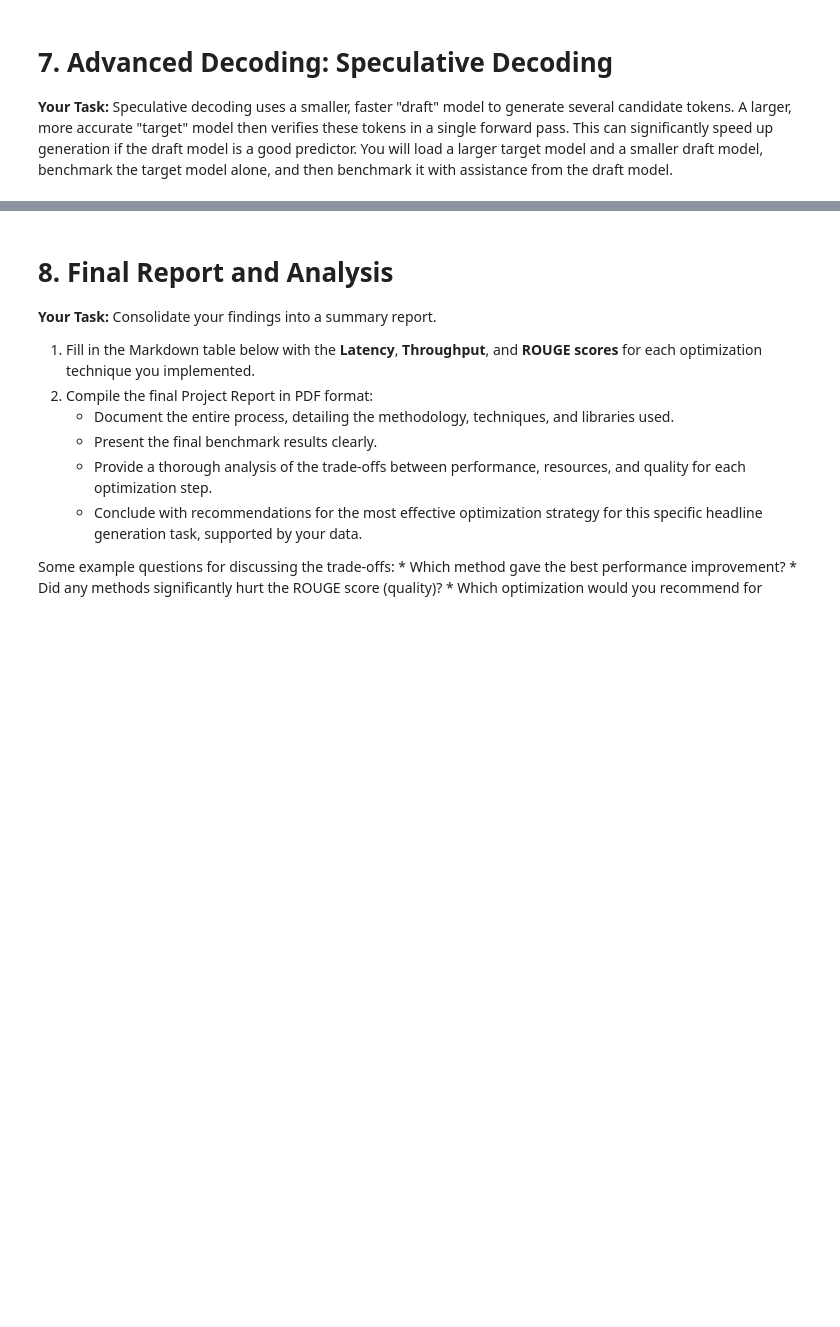
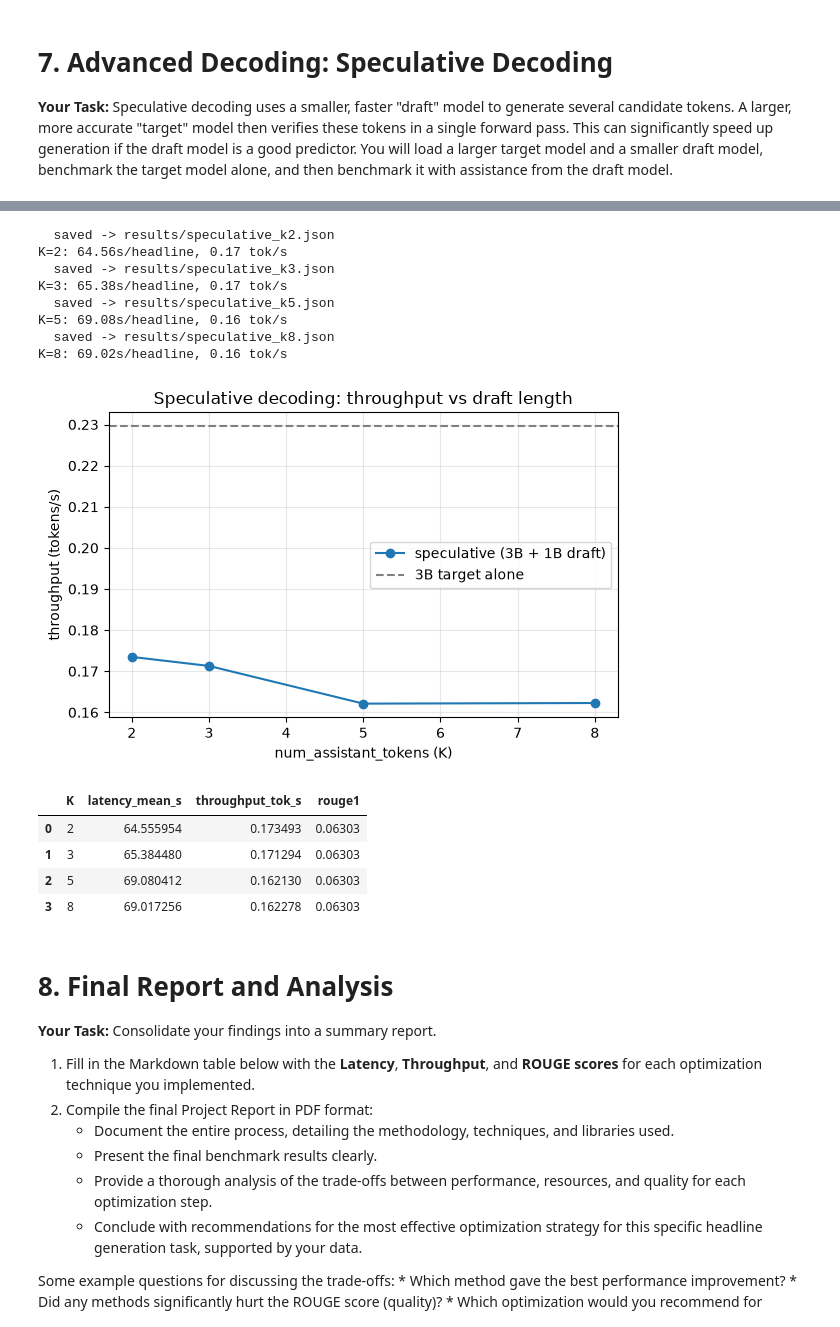
Before and after one commit to AmosBunde/UdaciHeadline, a Jupyter notebook: project/UdaciHeadline_Project_Starter.ipynb, the cells around one changed output, grey strips where cells are left out. Cells and saved outputs as stored; diff of their text form; code cells hidden in the pictures; blank space fills up the shorter version.

```diff
--- a/project/UdaciHeadline_Project_Starter.ipynb
+++ b/project/UdaciHeadline_Project_Starter.ipynb
@@ -840,3 +916,42 @@ Loaded unsloth/Llama-3.2-1B in 1.2s | footprint 4.94 GB | dtype torch.float32 |
+# %%
+# ---- Tuning the number of draft tokens K (stand-out): throughput vs K ----
+K_VALUES = [2, 3, 5, 8]
+N_K = min(N_SPEC, 5)
+k_rows = []
+for K in K_VALUES:
+    draft_model.generation_config.num_assistant_tokens = K
+    draft_model.generation_config.num_assistant_tokens_schedule = "constant"
+    m = evaluate_model(eval_dataset, target_model, target_tok, dict(kv_args, assistant_model=draft_model), n=N_K,
+                       label=f"speculative_k{K}", extra={"num_assistant_tokens": K}, verbose=False, warmup=(K == K_VALUES[0]))
+    k_rows.append({"K": K, "latency_mean_s": m["latency_mean_s"], "throughput_tok_s": m["throughput_tok_s"], "rouge1": m["rouge1"]})
+    print(f"K={K}: {m['latency_mean_s']:.2f}s/headline, {m['throughput_tok_s']:.2f} tok/s")
+k_df = pd.DataFrame(k_rows)
+base_tp = target_alone["throughput_tok_s"]
+import matplotlib.pyplot as plt
+plt.figure(figsize=(6, 4))
+plt.plot(k_df["K"], k_df["throughput_tok_s"], marker="o", label="speculative (3B + 1B draft)")
+plt.axhline(base_tp, color="gray", ls="--", label="3B target alone")
+plt.xlabel("num_assistant_tokens (K)"); plt.ylabel("throughput (tokens/s)"); plt.title("Speculative decoding: throughput vs draft length")
+plt.grid(alpha=.3); plt.legend(); plt.tight_layout(); plt.savefig(RESULTS_DIR / "speculative_k_sweep.png", dpi=120); plt.show()
+display(k_df)
+
+del target_model, draft_model; gc.collect()
+if DEVICE == "cuda": torch.cuda.empty_cache()
+# %% [output]
+  saved -> results/speculative_k2.json
+K=2: 64.56s/headline, 0.17 tok/s
+  saved -> results/speculative_k3.json
+K=3: 65.38s/headline, 0.17 tok/s
+  saved -> results/speculative_k5.json
+K=5: 69.08s/headline, 0.16 tok/s
+  saved -> results/speculative_k8.json
+K=8: 69.02s/headline, 0.16 tok/s
+[figure, added]
+|  | K | latency_mean_s | throughput_tok_s | rouge1 |
+| 0 | 2 | 64.555954 | 0.173493 | 0.06303 |
+| 1 | 3 | 65.384480 | 0.171294 | 0.06303 |
+| 2 | 5 | 69.080412 | 0.162130 | 0.06303 |
+| 3 | 8 | 69.017256 | 0.162278 | 0.06303 |
 # %% [markdown]
 # 8. Final Report and Analysis
 
```
Also changed, not shown: parts of 9 cells of this notebook, 7 other files.
